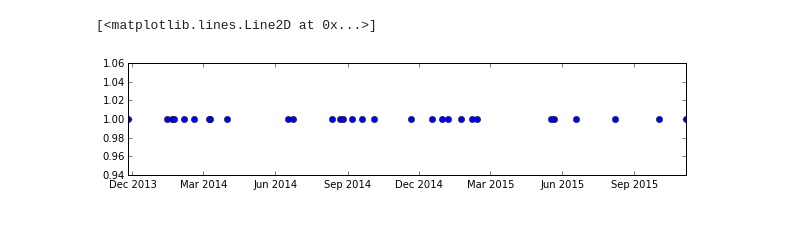
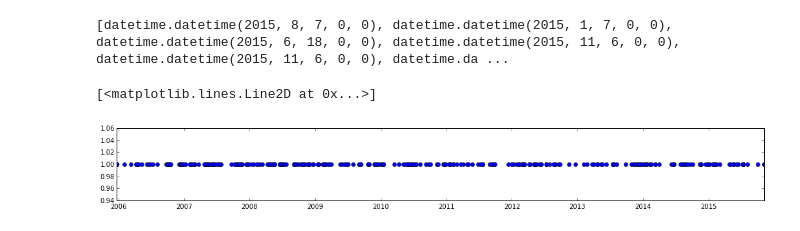
Before and after one commit to danijel3/notebooks, a Jupyter notebook: dorh.ipynb, the cells around one changed output. Saved outputs shown, nothing was run; the diff lists cells and outputs as text; code cells hidden in the pictures.

Commit message:
Added more dates.

```diff
--- a/dorh.ipynb
+++ b/dorh.ipynb
@@ -1,18 +1,22 @@
 # %%
 from bs4 import BeautifulSoup
 from urllib2 import urlopen
-
-bs=BeautifulSoup(urlopen('http://www.dorh.hr/Default.aspx?sec=56'),'lxml')
 # %%
 from dateutil.parser import parse
 
 def parsePage(page):
     bs=BeautifulSoup(urlopen('http://www.dorh.hr'+page),'lxml')
     a=bs.find(class_='Lead')
+
+    if a==None:
+        return ''
+
     if a.string == None:
         a=a.contents[0]
+
     d=a.string.strip()
     i=d.rfind('(')
+
     try:
         dt=parse(d[i+1:-1].replace(' ',''))
     except ValueError:
@@ -22,5 +26,5 @@ def parsePage(page):
     return dt
 
 
-parsePage('/24062014')
+parsePage('/PodignutaOptuznicaProtivH.')
 # %% [output]
@@ -58,0 +53,11 @@ Podignuta optužnica protiv 19 okrivljenika >> 2014-01-14 00:00:00
+# %%
+res=processList('http://www.dorh.hr/Default.aspx?sec=56')
+res=res+processList('http://www.dorh.hr/Arhiva2013')
+res=res+processList('http://www.dorh.hr/Arhiva2012')
+res=res+processList('http://www.dorh.hr/Arhiva2011')
+res=res+processList('http://www.dorh.hr/Arhiva2010')
+res=res+processList('http://www.dorh.hr/Arhiva2009')
+res=res+processList('http://www.dorh.hr/Default.aspx?sec=656')
+res=res+processList('http://www.dorh.hr/Default.aspx?sec=657')
+res=res+processList('http://www.dorh.hr/Default.aspx?sec=602')
+res=res+processList('http://www.dorh.hr/Default.aspx?sec=603')
@@ -59,12 +82,21 @@ Podignuta optužnica protiv 19 okrivljenika >> 2014-01-14 00:00:00
+# %%
+dates=[]
+for i in res:
+    if i[1]:
+        dates.append(i[1])
+
+print dates
+# %% [output]
+[datetime.datetime(2015, 8, 7, 0, 0), datetime.datetime(2015, 1, 7, 0, 0), datetime.datetime(2015, 6, 18, 0, 0), datetime.datetime(2015, 11, 6, 0, 0), datetime.datetime(2015, 11, 6, 0, 0), datetime.da ...
 # %%
 import matplotlib
 import matplotlib.pyplot as P
 import numpy
 %matplotlib inline
 
-dates = matplotlib.dates.date2num(res.values())
-P.figure(figsize=(15,2))
-P.plot_date(dates,numpy.ones(len(res)))
+mpd = matplotlib.dates.date2num(dates)
+P.figure(figsize=(18,2))
+P.plot_date(mpd,numpy.ones(len(dates)))
 # %% [output]
 [<matplotlib.lines.Line2D at 0x...>]
-[figure, old version]
+[figure, new version]
```
Also changed, not shown: parts of 3 cells of this notebook.
